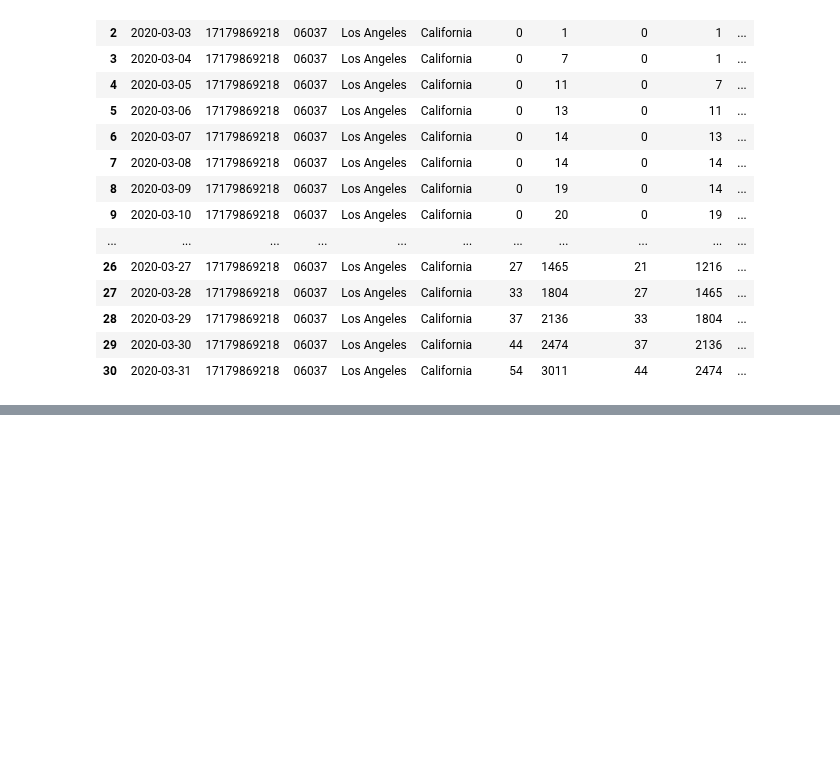
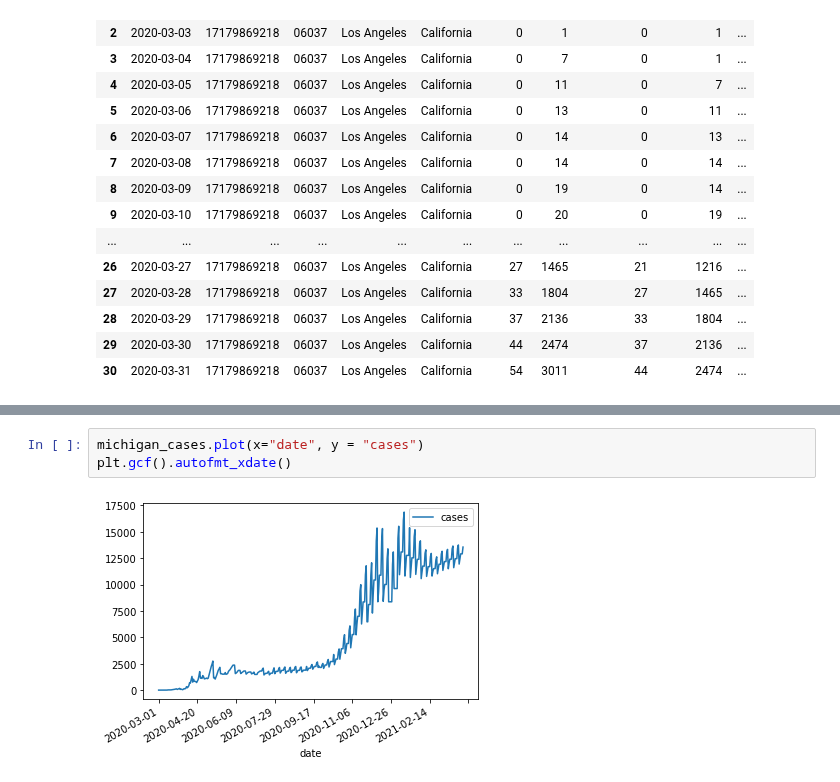
Before and after one commit to severine-baudry/capstone_data_engineer, a Jupyter notebook: preprocess_covid_counties.ipynb, the cells around one changed output, grey strips where cells are left out. Saved outputs shown, nothing was run; the diff lists cells and outputs as text; blank space fills up the shorter version.

```diff
--- a/preprocess_covid_counties.ipynb
+++ b/preprocess_covid_counties.ipynb
@@ -205,0 +351,5 @@ df_covid_daily.where( (col("fips") == "06037") & ( F.month(col("date")) == 3)  &
+# %%
+michigan_cases.plot(x="date", y = "cases")
+plt.gcf().autofmt_xdate()
+# %% [output]
+[figure, added]
```
Also changed, not shown: parts of 29 cells of this notebook.
